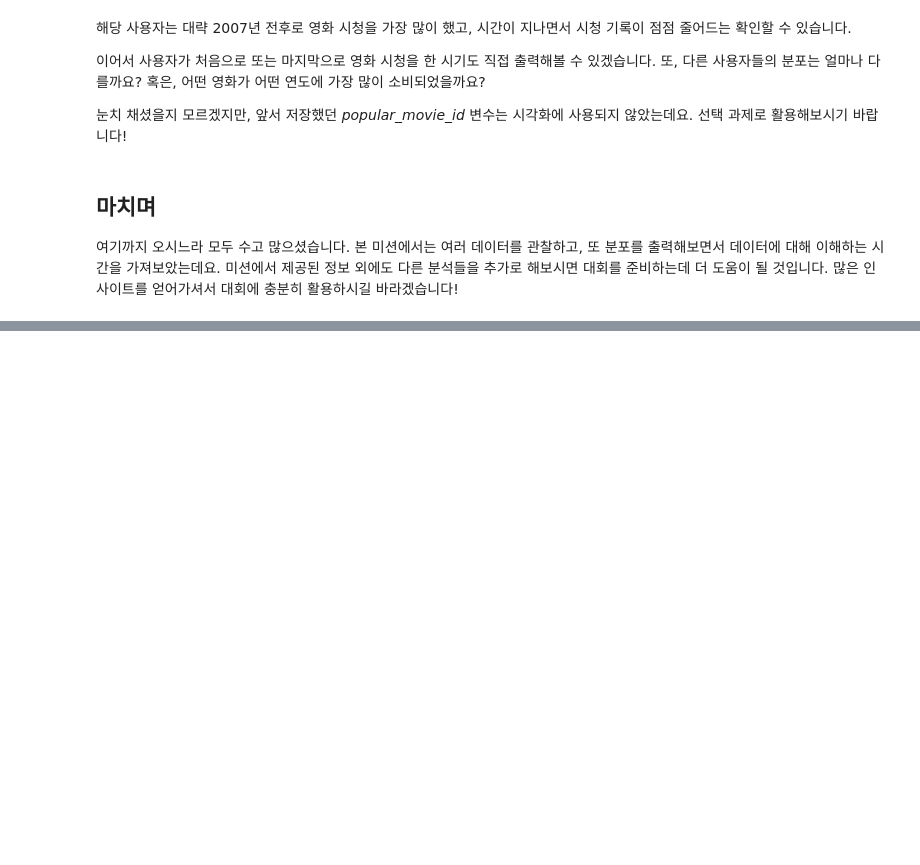
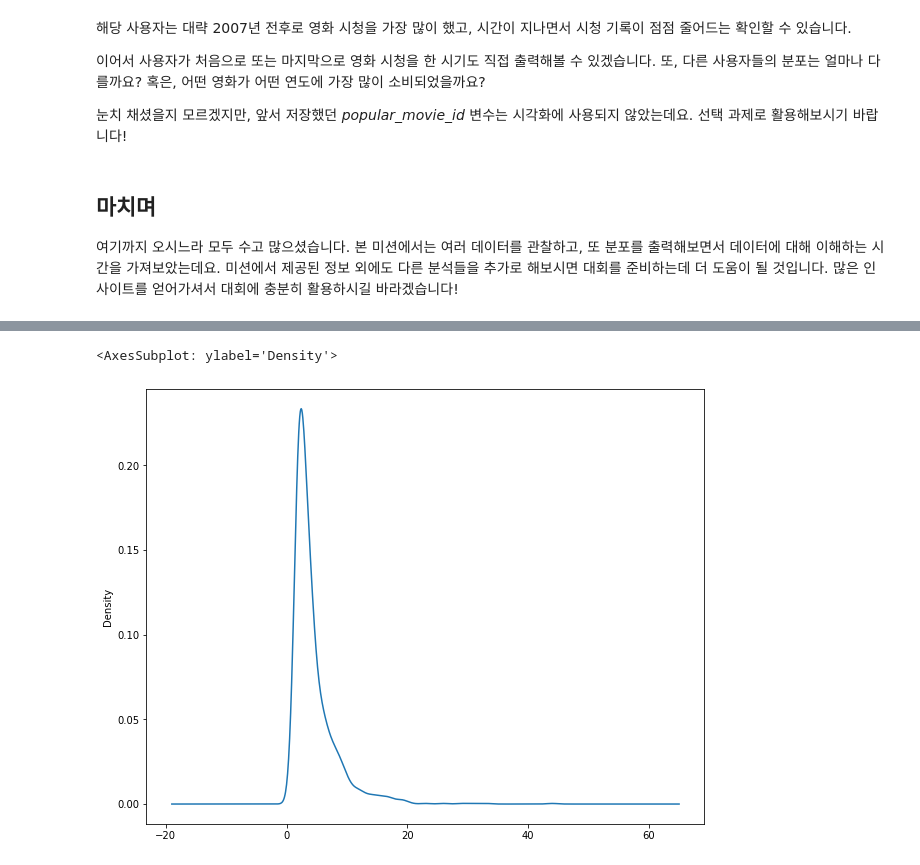
Before and after one commit to boostcampaitech4lv23recsys2/level2_movierecommendation_recsys-level2-recsys-08, a Jupyter notebook: EDA/EDA_cwj.ipynb, the cells around one changed output, grey strips where cells are left out. Saved outputs shown, nothing was run; the diff lists cells and outputs as text; code cells hidden in the pictures; blank space fills up the shorter version.

```diff
--- a/EDA/EDA_cwj.ipynb
+++ b/EDA/EDA_cwj.ipynb
@@ -524,0 +607,6 @@ plt.title('Statistics of user activity')
+# %%
+# 감독들이 영화 만든 것들의 분포 (0개 ~ 40개)
+director_data.groupby('director').item.count().sort_values()[::-1].plot(kind='kde', figsize=(10,8))
+# %% [output]
+<AxesSubplot: ylabel='Density'>
+[figure, added]
```
Also changed, not shown: parts of 61 cells of this notebook.
